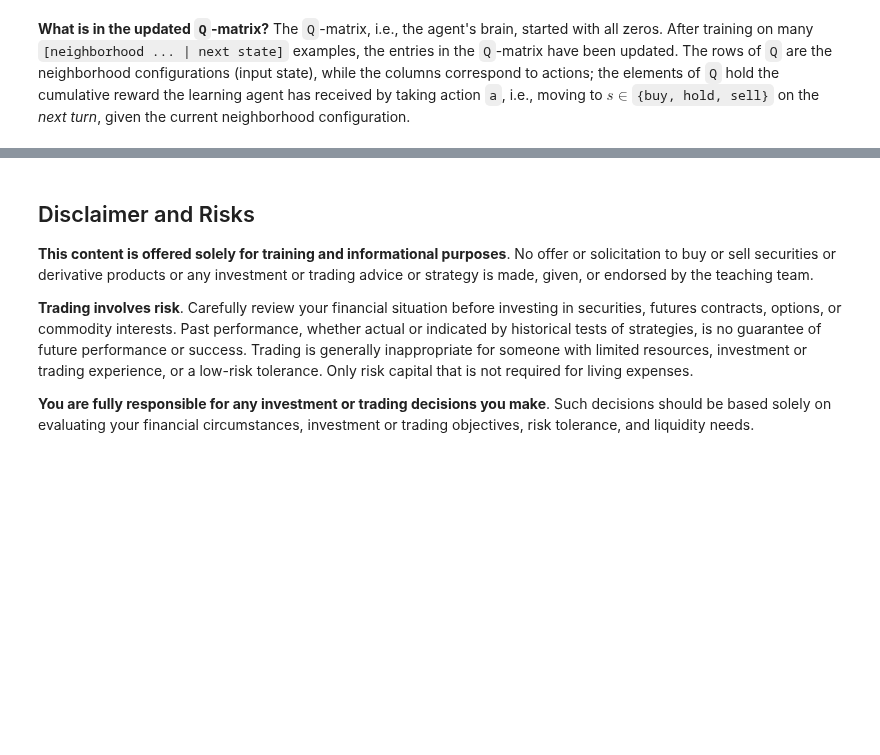
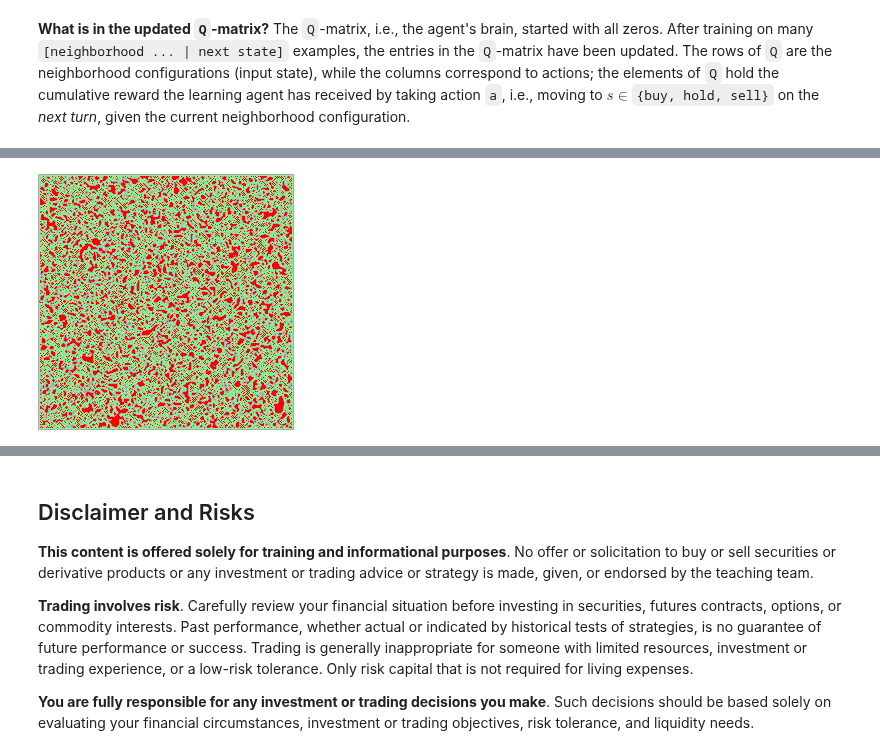
Before and after one commit to varnerlab/CHEME-5660-CourseRepository-Fall-2024, a Jupyter notebook: lectures/week-14/L14a/CHEME-5660-L14a-Wolfram-ImitationLearning-WorkedExample-Fall-2024.ipynb, the cells around one changed output, grey strips where cells are left out. Saved outputs shown, nothing was run; the diff lists cells and outputs as text; code cells hidden in the pictures; blank space fills up the shorter version.

```diff
--- a/lectures/week-14/L14a/CHEME-5660-L14a-Wolfram-ImitationLearning-WorkedExample-Fall-2024.ipynb
+++ b/lectures/week-14/L14a/CHEME-5660-L14a-Wolfram-ImitationLearning-WorkedExample-Fall-2024.ipynb
@@ -60,0 +55,6 @@ The populated rule model stored in the `policy_model::MyTwoDimensionalTotalistic
+# %%
+frames = saved_simulation_dictionary["frames"];
+policy_model = saved_simulation_dictionary["policy"];
+moves_dictionary = saved_simulation_dictionary["moves"];
+initialstate = saved_simulation_dictionary["initialstate"];
+my_color_dictionary  = saved_simulation_dictionary["colors"];
@@ -137,2 +98,0 @@ We simulate the evolution of the agents in the grid world specified in the `init
-# %%
-frames = solve(policy_model, initialstate, steps = number_of_iterations);
@@ -167,5 +98,0 @@ Let's visualize the data in the `myframe::Array{Int64,2}` variable [using the `d
-# %%
-my_color_dictionary = Dict{Int64, RGB}();
-my_color_dictionary[0] = colorant"lightgreen"; # 0: buy state
-my_color_dictionary[1] = colorant"white";      # 1: hold state
-my_color_dictionary[2] = colorant"red";        # 2: sell state
@@ -549,0 +272,2 @@ end
+# %%
+trueframe = frames[turn_index_to_view]
@@ -549,0 +292,13 @@ end
+# %%
+let
+    frame_to_visualize = trueframe;
+    new_display_frame = Array{RGB,2}(undef, number_of_rows, number_of_columns);
+    for j ∈ 1:number_of_rows
+        for k ∈ 1:number_of_columns
+            new_display_frame[j,k] = frame_to_visualize[j,k] |> s -> my_color_dictionary[s];
+        end
+    end
+    display(new_display_frame)
+end
+# %% [output]
+[figure, added]
```
Also changed, not shown: parts of 64 cells of this notebook, 3 other files.
